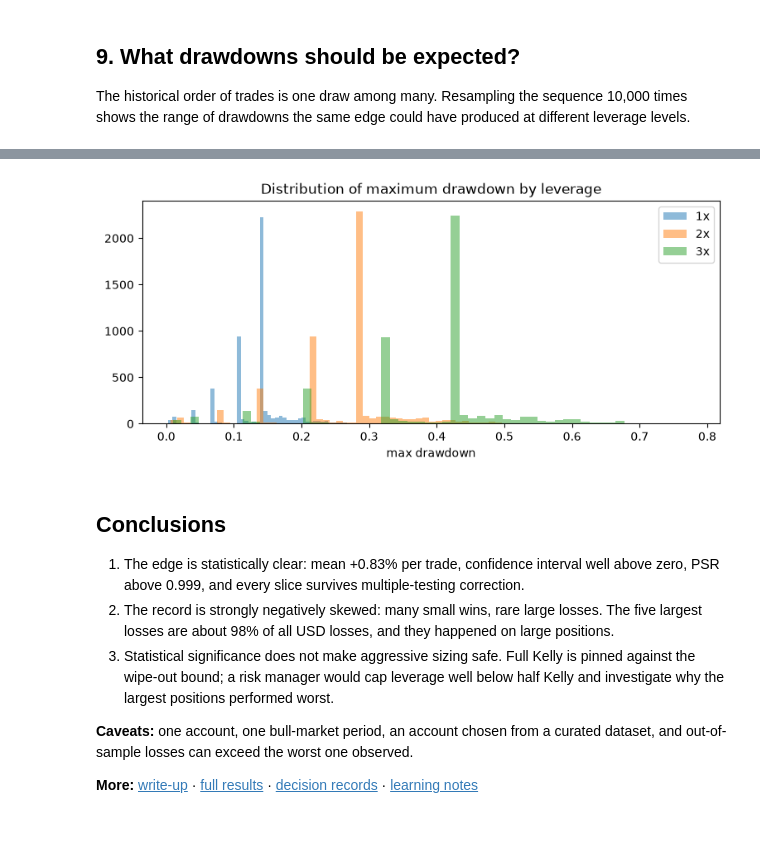
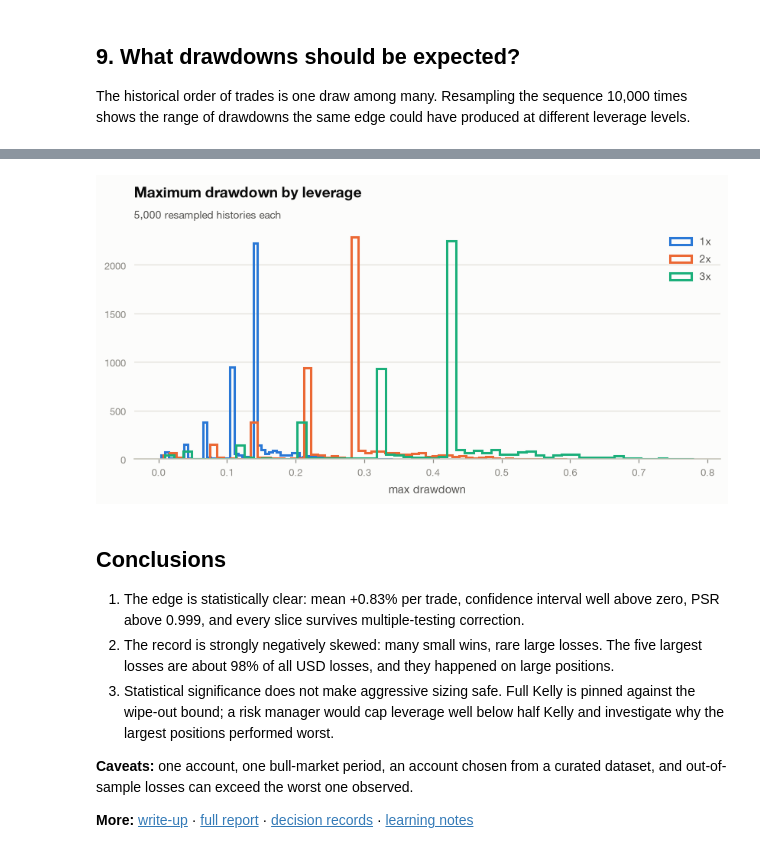
Before and after one commit to AimanxxAnsari/trade-analytics, a Jupyter notebook: notebooks/pillar1_walkthrough.ipynb, the cells around one changed output, grey strips where cells are left out. Saved outputs shown, nothing was run; the diff lists cells and outputs as text; code cells hidden in the pictures.

```diff
--- a/notebooks/pillar1_walkthrough.ipynb
+++ b/notebooks/pillar1_walkthrough.ipynb
@@ -37,13 +37,16 @@ from trade_analytics.ingest import ConversionOptions, convert_journal
 from trade_analytics.metrics import summarise
 from trade_analytics.monte_carlo import drawdown_risk, max_drawdown, simulate_equity
 from trade_analytics.multiple_testing import slice_tests
+from trade_analytics.plotting import LIGHT as T
+from trade_analytics.plotting import title, use
 from trade_analytics.schema import validate_trades
 from trade_analytics.sharpe import sharpe_summary
 from trade_analytics.sizing import growth_rate, kelly_fraction, kelly_with_uncertainty
 
 ROOT = next(p for p in [Path.cwd(), *Path.cwd().parents] if (p / "pyproject.toml").exists())
 pd.set_option("display.float_format", lambda v: f"{v:,.4f}")
-plt.rcParams["figure.figsize"] = (9, 3.5)
+use(T)  # shared chart style (light theme in the notebook)
+plt.rcParams["figure.figsize"] = (9, 3.6)
 # %% [markdown]
 ## 1. Is the file usable? Schema check and conversion
 
@@ -408,12 +411,12 @@ risk
 # %%
 for f in [1, 2, 3]:
     dd = max_drawdown(simulate_equity(x, f, n_paths=5_000))
-    plt.hist(dd, bins=60, alpha=0.5, label=f"{f}x")
-plt.title("Distribution of maximum drawdown by leverage")
+    plt.hist(dd, bins=60, histtype="step", lw=2, label=f"{f}x")
+title(plt.gca(), "Maximum drawdown by leverage", "5,000 resampled histories each", T)
 plt.xlabel("max drawdown")
 plt.legend();
 # %% [output]
-[figure, old version]
+[figure, new version]
 # %% [markdown]
 ## Conclusions
 
@@ -429,5 +432,5 @@ plt.legend();
 out-of-sample losses can exceed the worst one observed.
 
 **More:** [write-up](../docs/projects/pillar-1/PROJECT.md) ·
-[full results](../README.md#full-results-testing-journal) ·
+[full report](../reports/testing_journal/REPORT.md) ·
 [decision records](../docs/decisions/) · [learning notes](../docs/learning/)
```
Also changed, not shown: parts of 3 cells of this notebook, 13 other files.
